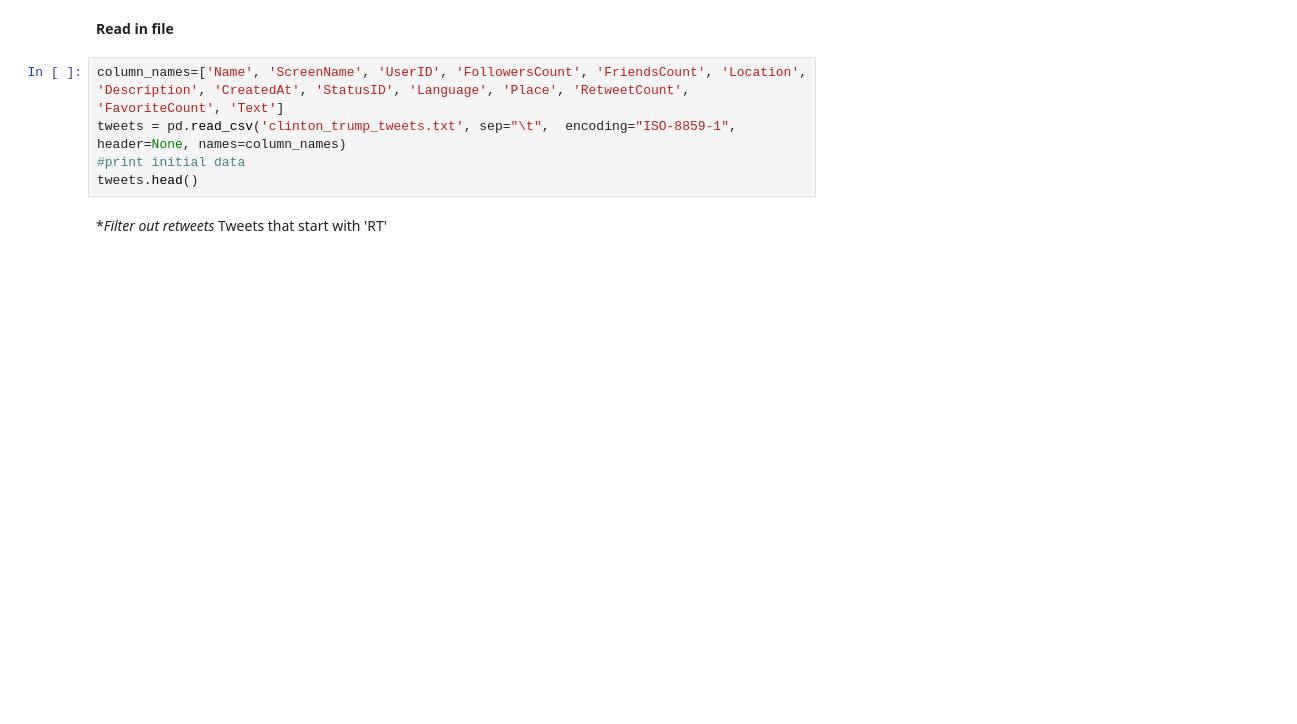
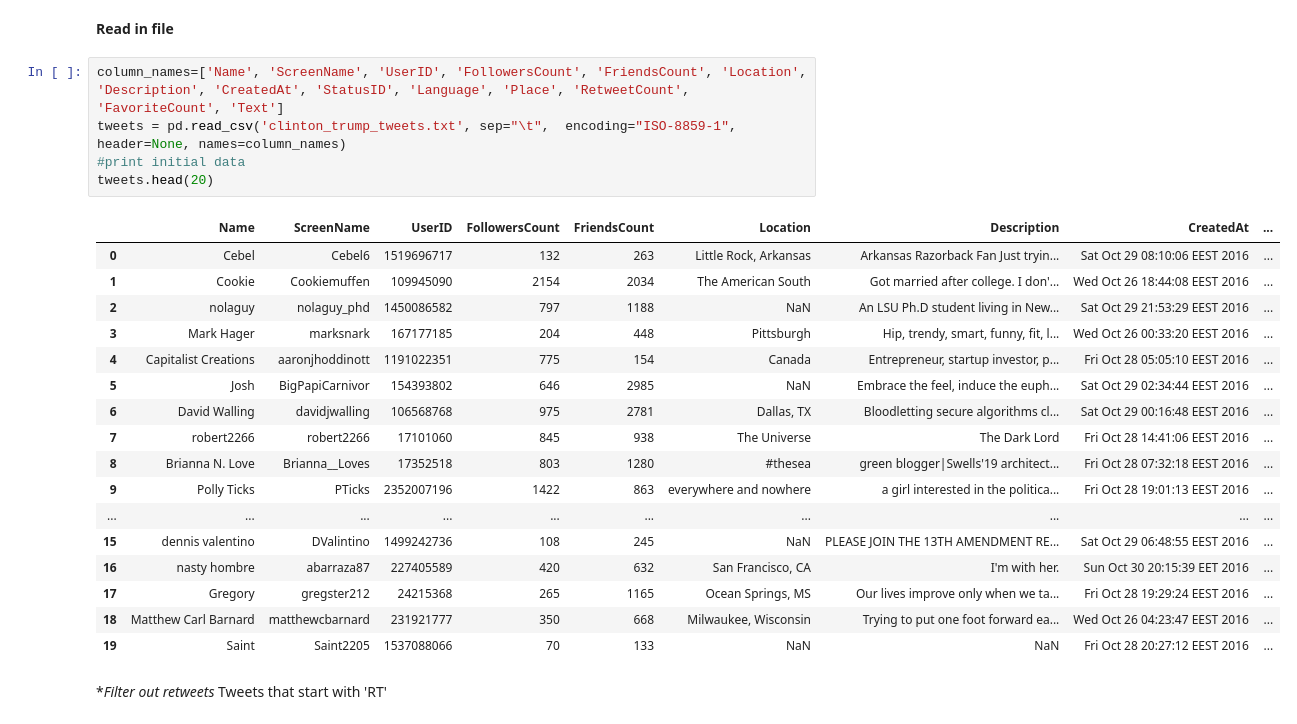
Before and after one commit to alecluna/CSC177A1, a Jupyter notebook: project.ipynb, the cells around one changed output. Cells and saved outputs as stored; diff of their text form; blank space fills up the shorter version.

```diff
--- a/project.ipynb
+++ b/project.ipynb
@@ -10,8 +10,26 @@ pd.set_option('display.max_colwidth', -1)
 # %%
 column_names=['Name', 'ScreenName', 'UserID', 'FollowersCount', 'FriendsCount', 'Location', 'Description', 'CreatedAt', 'StatusID', 'Language', 'Place', 'RetweetCount', 'FavoriteCount', 'Text']
 tweets = pd.read_csv('clinton_trump_tweets.txt', sep="\t",  encoding="ISO-8859-1", header=None, names=column_names)
 #print initial data
-tweets.head()
+tweets.head(20)
+# %% [output]
+|  | Name | ScreenName | UserID | FollowersCount | FriendsCount | Location | Description | CreatedAt | ... |
+| 0 | Cebel | Cebel6 | 1519696717 | 132 | 263 | Little Rock, Arkansas | Arkansas Razorback Fan Just tryin... | Sat Oct 29 08:10:06 EEST 2016 | ... |
+| 1 | Cookie | Cookiemuffen | 109945090 | 2154 | 2034 | The American South | Got married after college. I don'... | Wed Oct 26 18:44:08 EEST 2016 | ... |
+| 2 | nolaguy | nolaguy_phd | 1450086582 | 797 | 1188 | NaN | An LSU Ph.D student living in New... | Sat Oct 29 21:53:29 EEST 2016 | ... |
+| 3 | Mark Hager | marksnark | 167177185 | 204 | 448 | Pittsburgh | Hip, trendy, smart, funny, fit, l... | Wed Oct 26 00:33:20 EEST 2016 | ... |
+| 4 | Capitalist Creations | aaronjhoddinott | 1191022351 | 775 | 154 | Canada | Entrepreneur, startup investor, p... | Fri Oct 28 05:05:10 EEST 2016 | ... |
+| 5 | Josh | BigPapiCarnivor | 154393802 | 646 | 2985 | NaN | Embrace the feel, induce the euph... | Sat Oct 29 02:34:44 EEST 2016 | ... |
+| 6 | David Walling | davidjwalling | 106568768 | 975 | 2781 | Dallas, TX | Bloodletting secure algorithms cl... | Sat Oct 29 00:16:48 EEST 2016 | ... |
+| 7 | robert2266 | robert2266 | 17101060 | 845 | 938 | The Universe | The Dark Lord | Fri Oct 28 14:41:06 EEST 2016 | ... |
+| 8 | Brianna N. Love | Brianna__Loves | 17352518 | 803 | 1280 | #thesea | green blogger|Swells'19 architect... | Fri Oct 28 07:32:18 EEST 2016 | ... |
+| 9 | Polly Ticks | PTicks | 2352007196 | 1422 | 863 | everywhere and nowhere | a girl interested in the politica... | Fri Oct 28 19:01:13 EEST 2016 | ... |
+| ... | ... | ... | ... | ... | ... | ... | ... | ... | ... |
+| 15 | dennis valentino | DValintino | 1499242736 | 108 | 245 | NaN | PLEASE JOIN THE 13TH AMENDMENT RE... | Sat Oct 29 06:48:55 EEST 2016 | ... |
+| 16 | nasty hombre | abarraza87 | 227405589 | 420 | 632 | San Francisco, CA | I'm with her. | Sun Oct 30 20:15:39 EET 2016 | ... |
+| 17 | Gregory | gregster212 | 24215368 | 265 | 1165 | Ocean Springs, MS | Our lives improve only when we ta... | Fri Oct 28 19:29:24 EEST 2016 | ... |
+| 18 | Matthew Carl Barnard | matthewcbarnard | 231921777 | 350 | 668 | Milwaukee, Wisconsin | Trying to put one foot forward ea... | Wed Oct 26 04:23:47 EEST 2016 | ... |
+| 19 | Saint | Saint2205 | 1537088066 | 70 | 133 | NaN | NaN | Fri Oct 28 20:27:12 EEST 2016 | ... |
 # %% [markdown]
 **Filter out retweets*
 Tweets that start with 'RT'
```
Also changed, not shown: parts of 9 cells of this notebook, 1 other file.
